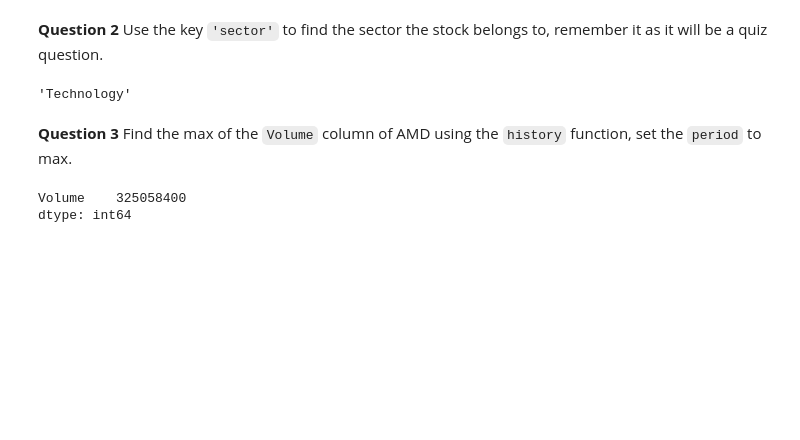
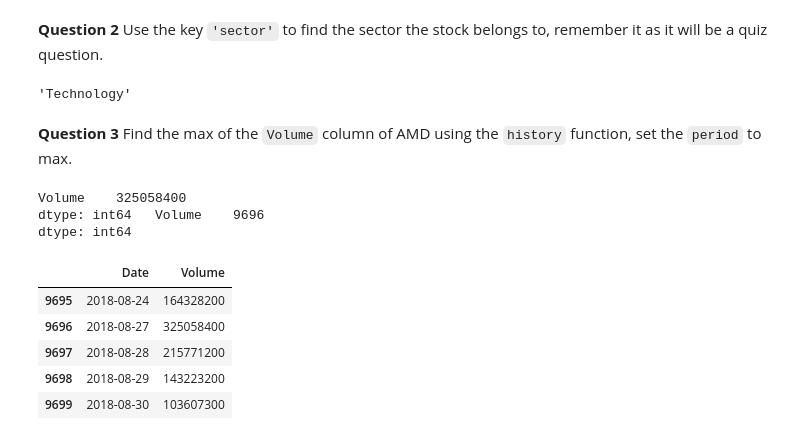
Before and after one commit to danishmbutt/StockAnalysis, a Jupyter notebook: Stock Exchange Data Extraction.ipynb, the cells around one changed output. Saved outputs shown, nothing was run; the diff lists cells and outputs as text; code cells hidden in the pictures; blank space fills up the shorter version.

```diff
--- a/Stock Exchange Data Extraction.ipynb
+++ b/Stock Exchange Data Extraction.ipynb
@@ -158,8 +158,23 @@ amd_sector
 'Technology'
 # %% [markdown]
 <b>Question 3</b> Find the max of the <code>Volume</code> column of AMD using the `history` function, set the <code>period</code> to max.
-# %%
-amd.history(period='max')[['Volume']].max()
-# %% [output]
-Volume    325058400
-dtype: int64
+# %%
+amd_history = amd.history(period='max')
+#amd_history[['Volume']].max()
+amd_history.reset_index (inplace=True)
+new_amd_history= amd_history[['Date','Volume']]
+maxvol = new_amd_history[['Volume']].max()
+idxmax = new_amd_history[['Volume']].idxmax()
+print(maxvol, ' ', idxmax)
+
+new_amd_history.iloc[9695:9700]
+# %% [output]
+Volume    325058400
+dtype: int64   Volume    9696
+dtype: int64
+|  | Date | Volume |
+| 9695 | 2018-08-24 | 164328200 |
+| 9696 | 2018-08-27 | 325058400 |
+| 9697 | 2018-08-28 | 215771200 |
+| 9698 | 2018-08-29 | 143223200 |
+| 9699 | 2018-08-30 | 103607300 |
```
